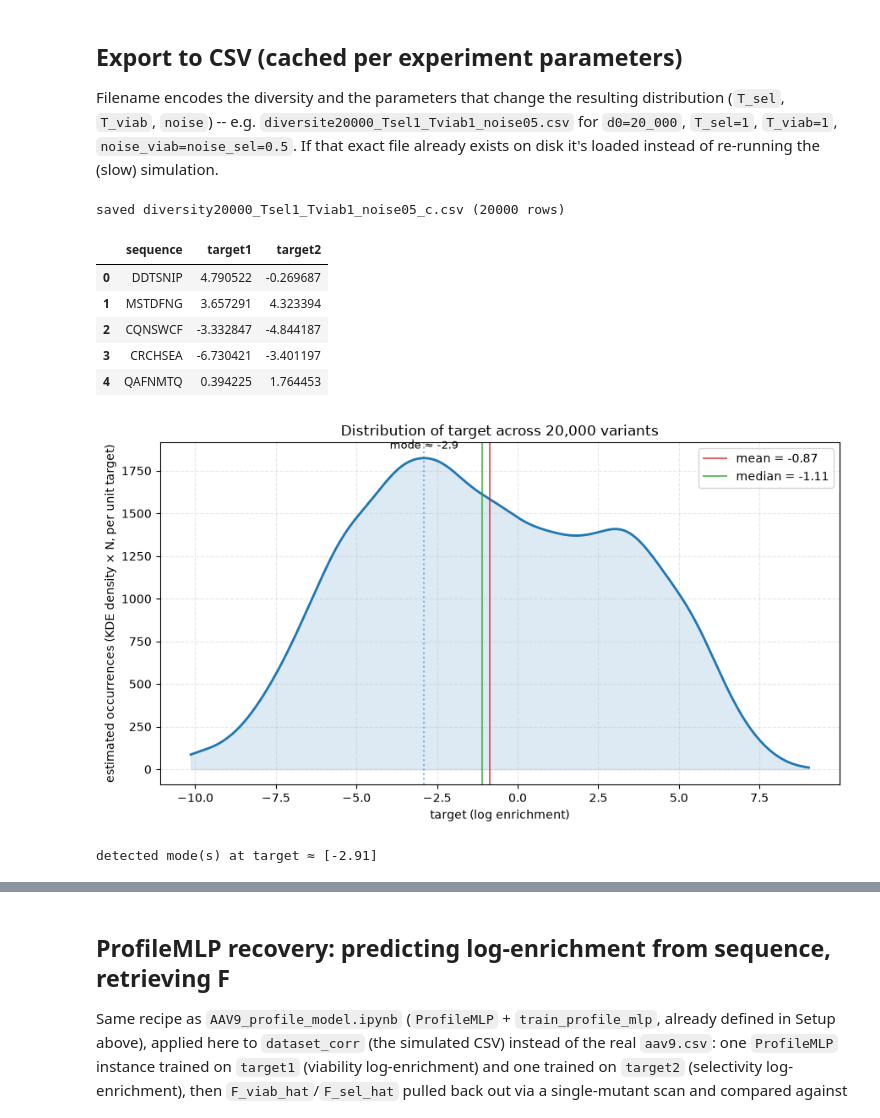
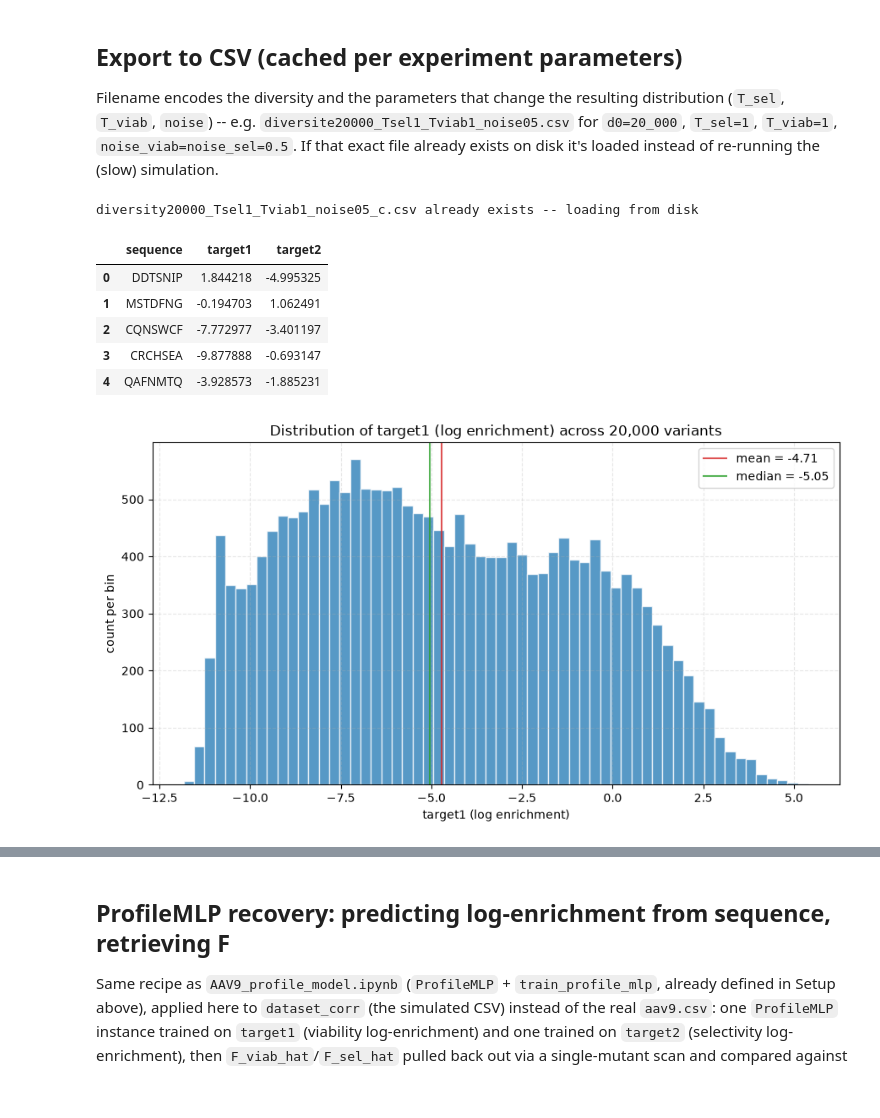
Before and after one commit to merlin-cc/Directed-Evolution-loop, a Jupyter notebook: Modelization_V1/notebooks/selectivity_weight_regimes/MLP_for_correlated_weights.ipynb, the cells around one changed output, grey strips where cells are left out. Saved outputs shown, nothing was run; the diff lists cells and outputs as text; code cells hidden in the pictures.

```diff
--- a/Modelization_V1/notebooks/selectivity_weight_regimes/MLP_for_correlated_weights.ipynb
+++ b/Modelization_V1/notebooks/selectivity_weight_regimes/MLP_for_correlated_weights.ipynb
@@ -329,15 +327,19 @@ bio_row, ngs_row = rounds[0]
 lambda0, lambda1, lambda2, lambda3, lambda4 = bio_row
 lambda0p, lambda2p, lambda3p = ngs_row
 
-lambda1 = np.asarray(lambda1)
-lambda2 = np.asarray(lambda2)
-lambda3 = np.asarray(lambda3)
+lambda0p = np.asarray(lambda0p)
+lambda2p = np.asarray(lambda2p)
+lambda3p = np.asarray(lambda3p)
 
 eps = 1.0  # pseudocount of 1 read -- avoids log(0) and matches the floor of the real
            # AAV9 log-enrichment scale (aav9.csv 'target' ranges ~[-12, 7.5])
 
-log_enr_viab = np.log((lambda2 + eps) / (lambda1 + eps))  # target1 -- viability phase
-log_enr_sel  = np.log((lambda3 + eps) / (lambda2 + eps))  # target2 -- selectivity phase
+# NGS-measured (lambdap), not the true hidden lambda1/lambda2/lambda3 -- a real experiment
+# (and aav9.csv) only ever observes NGS read counts, never the true pool sizes, so this is
+# the like-for-like quantity. lambda0p stands in for the pre-viability baseline (no lambda1p
+# checkpoint exists -- see Part 2 note below).
+log_enr_viab = np.log((lambda2p + eps) / (lambda0p + eps))  # target1 -- viability phase, NGS-measured
+log_enr_sel  = np.log((lambda3p + eps) / (lambda2p + eps))  # target2 -- selectivity phase, NGS-measured
 
 print(f"log_enr_viab: min={log_enr_viab.min():.2f}  max={log_enr_viab.max():.2f}  mean={log_enr_viab.mean():.2f}")
 print(f"log_enr_sel : min={log_enr_sel.min():.2f}  max={log_enr_sel.max():.2f}  mean={log_enr_sel.mean():.2f}")
@@ -387,57 +389,29 @@ def build_or_load_dataset(protocol, sequences, log_enr_viab, log_enr_sel, label)
 dataset_corr = build_or_load_dataset(protocol_corr, sequences, log_enr_viab, log_enr_sel, label="c")
 dataset_corr.head()
 # %% [output]
-saved diversity20000_Tsel1_Tviab1_noise05_c.csv (20000 rows)
+diversity20000_Tsel1_Tviab1_noise05_c.csv already exists -- loading from disk
 |  | sequence | target1 | target2 |
-| 0 | DDTSNIP | 4.790522 | -0.269687 |
-| 1 | MSTDFNG | 3.657291 | 4.323394 |
-| 2 | CQNSWCF | -3.332847 | -4.844187 |
-| 3 | CRCHSEA | -6.730421 | -3.401197 |
-| 4 | QAFNMTQ | 0.394225 | 1.764453 |
+| 0 | DDTSNIP | 1.844218 | -4.995325 |
+| 1 | MSTDFNG | -0.194703 | 1.062491 |
+| 2 | CQNSWCF | -7.772977 | -3.401197 |
+| 3 | CRCHSEA | -9.877888 | -0.693147 |
+| 4 | QAFNMTQ | -3.928573 | -1.885231 |
 # %%
 t_viab = dataset_corr["target1"].to_numpy()
 
-# Smooth density (Gaussian KDE), not a binned histogram -- rescaled by N so the curve reads
-# as an estimated occurrence count per unit of target (area under the curve over a range ~=
-# expected number of variants in that range), rather than a probability density.
-grid = np.linspace(t_viab.min(), t_viab.max(), 1000)
-kde = gaussian_kde(t_viab, bw_method=0.15)
-occurrences = kde(grid) * len(t_viab)
-
-# Auto-detect modes (and, if bimodal, the valley between them) instead of eyeballing the plot.
-peaks, _ = find_peaks(occurrences, prominence=occurrences.max() * 0.05)
-
 fig, ax = plt.subplots(figsize=(9, 5))
-ax.plot(grid, occurrences, color="tab:blue", lw=2)
-ax.fill_between(grid, occurrences, alpha=0.15, color="tab:blue")
-
-for p in peaks:
-    ax.axvline(grid[p], color="tab:blue", linestyle=":", alpha=0.5)
-    ax.annotate(f"mode ≈ {grid[p]:.1f}", (grid[p], occurrences[p]),
-                textcoords="offset points", xytext=(0, 8), ha="center", fontsize=9)
-
-if len(peaks) >= 2:
-    lo, hi = peaks[0], peaks[-1]
-    valley = lo + np.argmin(occurrences[lo:hi + 1])
-    ax.axvline(grid[valley], color="gray", linestyle="--", alpha=0.6)
-    ax.annotate(f"valley ≈ {grid[valley]:.1f}", (grid[valley], occurrences[valley]),
-                textcoords="offset points", xytext=(0, 10), ha="center", fontsize=9, color="gray")
-
-ax.axvline(t_viab.mean(), color="tab:red", linestyle="-", alpha=0.7, label=f"mean = {t_viab.mean():.2f}")
-ax.axvline(np.median(t_viab), color="tab:green", linestyle="-", alpha=0.7, label=f"median = {np.median(t_viab):.2f}")
-
-ax.set_xlabel("target (log enrichment)")
-ax.set_ylabel("estimated occurrences (KDE density × N, per unit target)")
-ax.set_title(f"Distribution of target across {len(t_viab):,} variants")
+ax.hist(t_viab, bins=60, color="tab:blue", alpha=0.75, edgecolor="white")
+ax.axvline(t_viab.mean(), color="tab:red", linestyle="-", alpha=0.8, label=f"mean = {t_viab.mean():.2f}")
+ax.axvline(np.median(t_viab), color="tab:green", linestyle="-", alpha=0.8, label=f"median = {np.median(t_viab):.2f}")
+ax.set_xlabel("target1 (log enrichment)")
+ax.set_ylabel("count per bin")
+ax.set_title(f"Distribution of target1 (log enrichment) across {len(t_viab):,} variants")
 ax.legend()
 ax.grid(True, linestyle="--", alpha=0.3)
 fig.tight_layout()
 plt.show()
-
-print(f"detected mode(s) at target ≈ {np.round(grid[peaks], 2)}")
 # %% [output]
-[figure, old version]
+[figure, new version]
-detected mode(s) at target ≈ [-2.91]
 # %%
 t_sel = dataset_corr["target2"].to_numpy()
 
```
Also changed, not shown: parts of 30 cells of this notebook, 15 other files.
